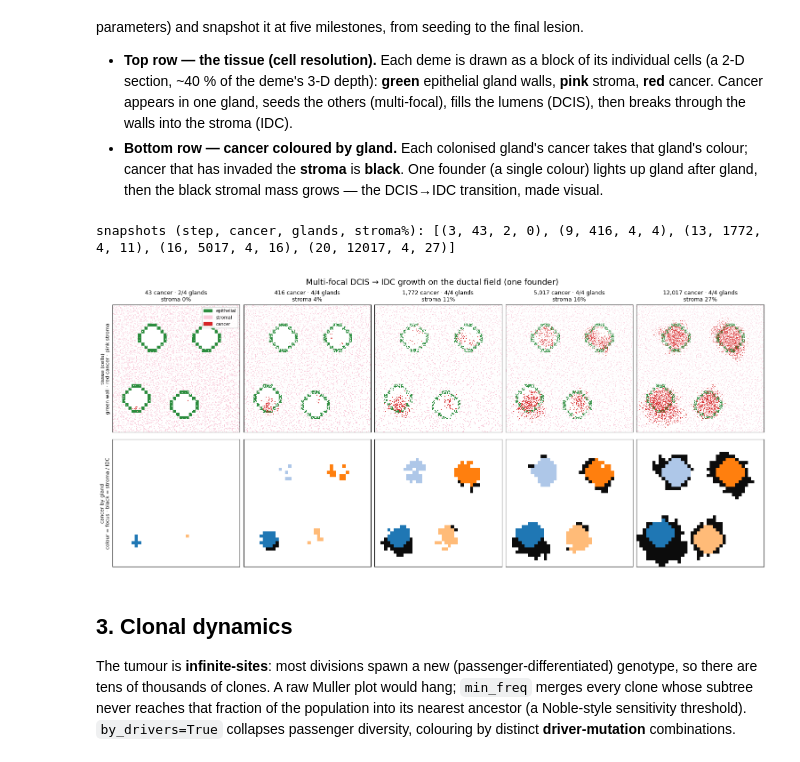
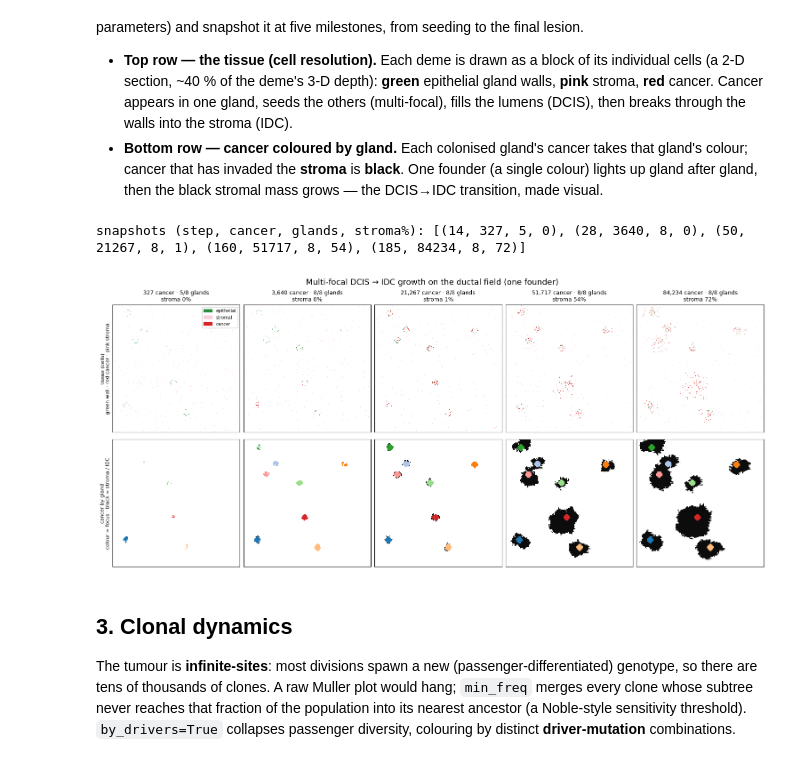
Before and after one commit to pedrofale/iscc, a Jupyter notebook: notebooks/base_simulation.ipynb, the cells around one changed output. Drawn from its saved outputs; the diff is of its cells as text; code cells hidden in the pictures.

```diff
--- a/notebooks/base_simulation.ipynb
+++ b/notebooks/base_simulation.ipynb
@@ -112,10 +112,8 @@ identical parameters) and snapshot it at five milestones, from seeding to the fi
   after gland, then the black stromal mass grows — the DCIS→IDC transition, made visual.
 # %%
 import matplotlib.patches as mpatches
-MILESTONES = [40, 400, 1500, 5000, 10000]   # cancer-cell counts to snapshot (seeding -> final IDC)
-tg = GenotypeTumor(seed=B.BASE_SEED, genome_params=B.GENOME, selection_params=B.SELECTION,
-                   cancer_cell_params=B.CANCER, deme_params=B.DEME, spatial_params=B.SPATIAL,
-                   expression_params=B.EXPR(), update_mode="tau", tau=1.0)
+MILESTONES = [300, 3000, 20000, 50000, 80000]   # cancer-cell counts to snapshot (seeding -> confluent IDC), cm-scale
+tg = B.new_tumor(max_cells=8000)   # ungrown, cm-safe realistic ductal field; stepped below to build the movie
 snaps, mi = [], 0
 while mi < len(MILESTONES):
     ncan = B._n_cancer(tg)
@@ -126,36 +124,36 @@ while mi < len(MILESTONES):
                           stroma=B.stroma_cancer_pct(tg), img=img, gland_grid=B.cancer_gland_grid(tg)))
         mi += 1
         continue
-    tg.grow(n_steps=(1 if ncan < 2500 else 2), seed=B.BASE_SEED)   # fine early so DCIS phase is caught
+    tg.grow(n_steps=(2 if ncan < 4000 else 5), seed=B.BASE_SEED)   # fine early so the DCIS phase is caught
 
 ncol = len(snaps)
 fig, axes = plt.subplots(2, ncol, figsize=(3.0 * ncol, 6.6), constrained_layout=True)
 gland_cmap = plt.get_cmap("tab20")
 tissue_legend = [mpatches.Patch(color=(0.17, 0.55, 0.24), label="epithelial"),
                  mpatches.Patch(color=(0.98, 0.80, 0.86), label="stromal"),
                  mpatches.Patch(color=(0.84, 0.15, 0.16), label="cancer")]
 for k, s in enumerate(snaps):
     axes[0, k].imshow(s["img"], interpolation="nearest"); axes[0, k].set_xticks([]); axes[0, k].set_yticks([])
     axes[0, k].set_title(f"{s['ncan']:,} cancer · {s['ngl']}/{tg.n_glands} glands\nstroma {s['stroma']:.0f}%",
                          fontsize=9)
     grid = s["gland_grid"]
     rgb = np.ones((*grid.shape, 3))
     for r in range(grid.shape[0]):
         for c in range(grid.shape[1]):
             v = grid[r, c]
             if np.isnan(v):
                 continue
             rgb[r, c] = (0.05, 0.05, 0.05) if v < 0 else gland_cmap(int(v) % 20)[:3]
     axes[1, k].imshow(rgb, interpolation="nearest"); axes[1, k].set_xticks([]); axes[1, k].set_yticks([])
 axes[0, 0].legend(handles=tissue_legend, fontsize=7, loc="upper right", framealpha=0.85)
 axes[0, 0].set_ylabel("tissue (cells)\ngreen wall · red cancer · pink stroma", fontsize=8)
 axes[1, 0].set_ylabel("cancer by gland\ncolour = focus · black = stroma / IDC", fontsize=8)
 fig.suptitle("Multi-focal DCIS → IDC growth on the ductal field (one founder)", fontsize=13)
 print("snapshots (step, cancer, glands, stroma%):",
       [(s["step"], s["ncan"], s["ngl"], round(s["stroma"])) for s in snaps])
 # %% [output]
-snapshots (step, cancer, glands, stroma%): [(3, 43, 2, 0), (9, 416, 4, 4), (13, 1772, 4, 11), (16, 5017, 4, 16), (20, 12017, 4, 27)]
+snapshots (step, cancer, glands, stroma%): [(14, 327, 5, 0), (28, 3640, 8, 0), (50, 21267, 8, 1), (160, 51717, 8, 54), (185, 84234, 8, 72)]
-[figure, old version]
+[figure, new version]
 # %% [markdown]
 ## 3. Clonal dynamics
 
```
Also changed, not shown: parts of 4 cells of this notebook, 9 other files.
